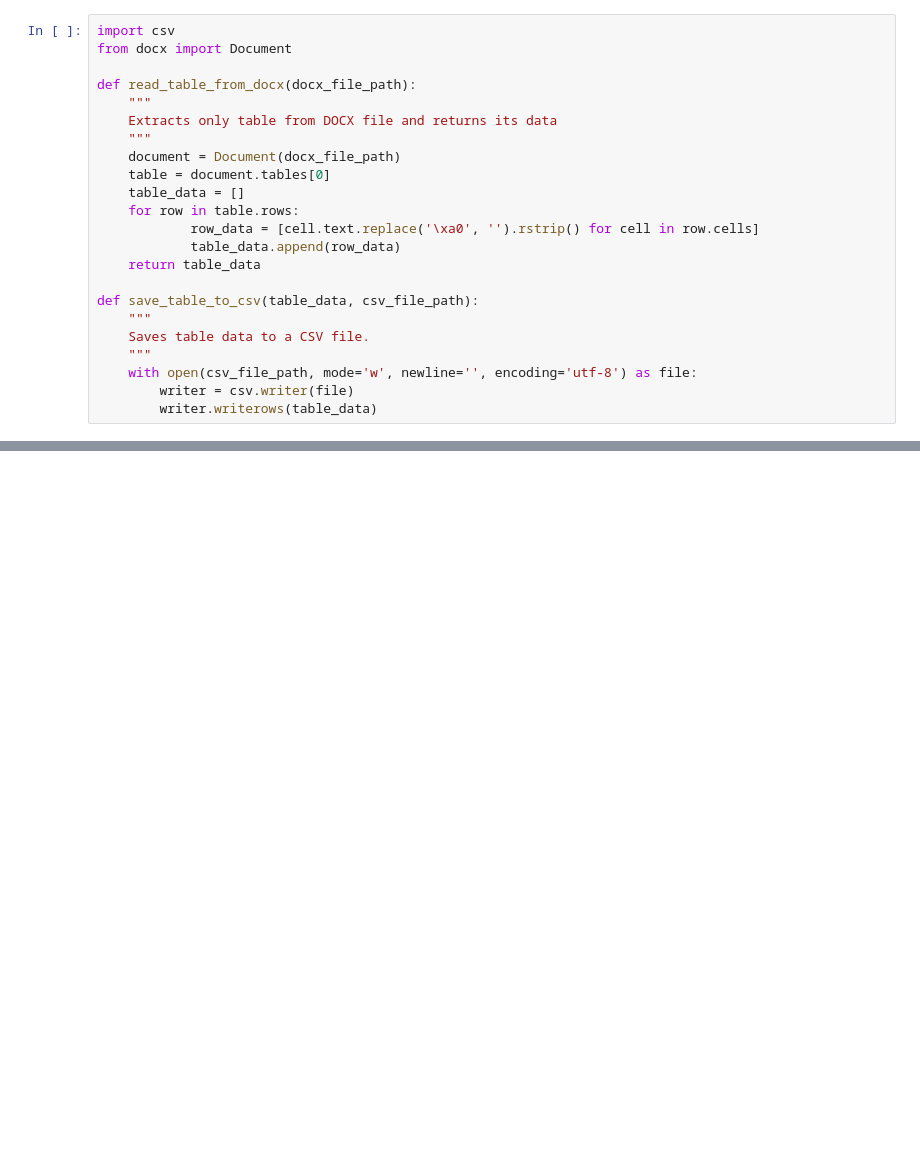
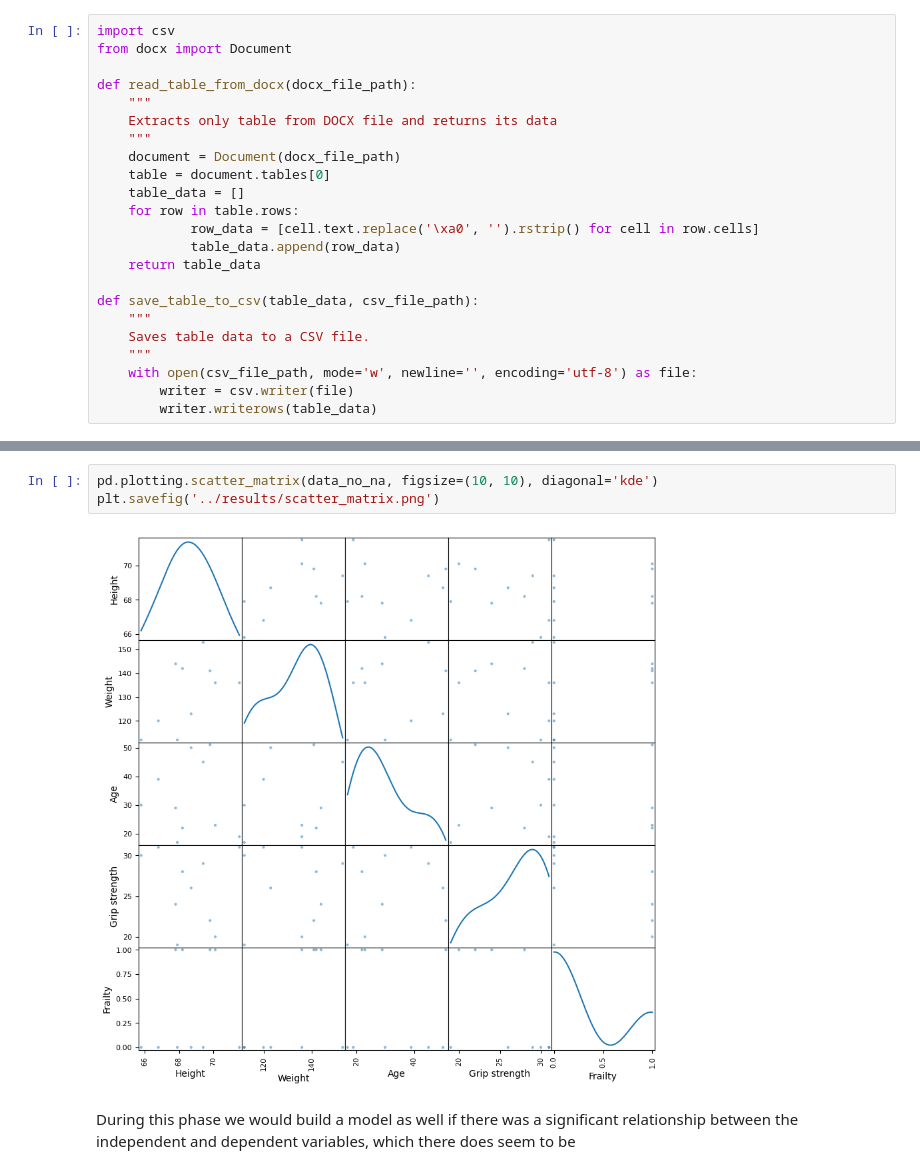
Before and after one commit to Riley94/CS5530Assignment1, a Jupyter notebook: question_1/src/workflow.ipynb, the cells around one changed output, grey strips where cells are left out. Drawn from its saved outputs; the diff is of its cells as text; blank space fills up the shorter version.

```diff
--- a/question_1/src/workflow.ipynb
+++ b/question_1/src/workflow.ipynb
@@ -63,0 +107,7 @@ document = Document(docx_file_path)
+# %%
+pd.plotting.scatter_matrix(data_no_na, figsize=(10, 10), diagonal='kde')
+plt.savefig('../results/scatter_matrix.png')
+# %% [output]
+[figure, added]
+# %% [markdown]
+During this phase we would build a model as well if there was a significant relationship between the independent and dependent variables, which there does seem to be
```
Also changed, not shown: parts of 16 cells of this notebook, 8 other files.
